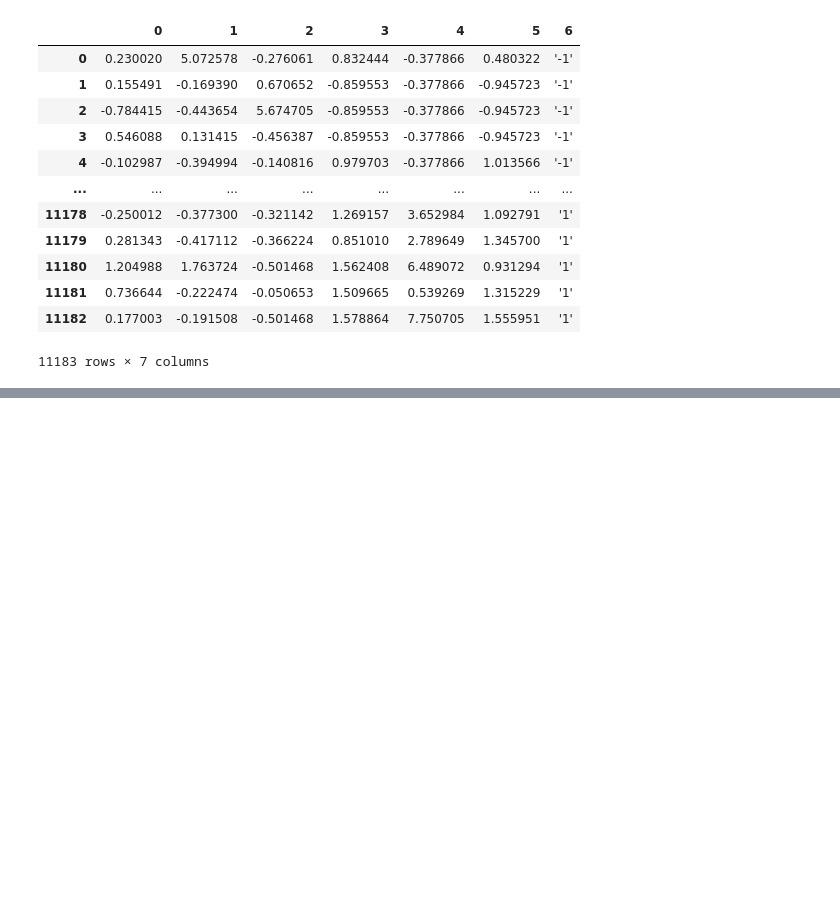
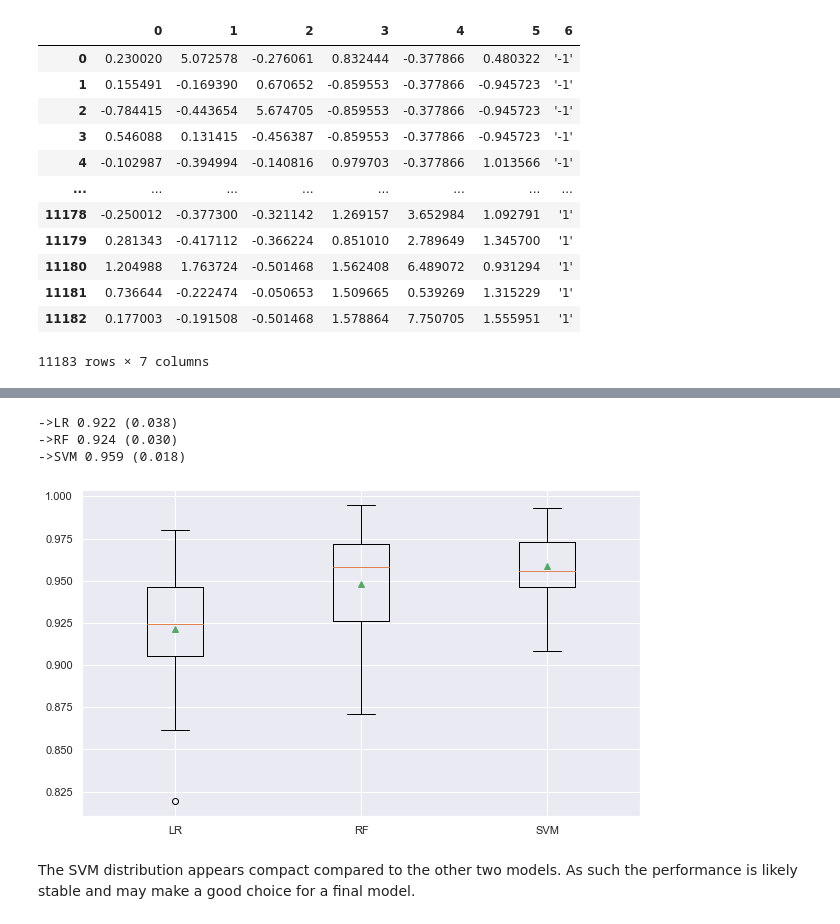
Before and after one commit to giordafrancis/imbalanced-learning, a Jupyter notebook: _P6_Microcalcification_Classification.ipynb, the cells around one changed output, grey strips where cells are left out. Drawn from its saved outputs; the diff is of its cells as text; code cells hidden in the pictures; blank space fills up the shorter version.

```diff
--- a/_P6_Microcalcification_Classification.ipynb
+++ b/_P6_Microcalcification_Classification.ipynb
@@ -115,0 +168,31 @@ Mean ROC AUC : 0.499 (0.012)
+# %%
+def get_models():
+    estimators_ensemble = 1000
+    models = {}
+    models['LR'] = LogisticRegression(solver='liblinear', class_weight='balanced')
+    models['RF'] = RandomForestClassifier(n_estimators=estimators_ensemble, class_weight='balanced')
+    models['SVM'] = SVC(gamma='scale', class_weight='balanced')
+    return models
+
+results = {}
+for name, model in get_models().items():
+    steps = [
+        ('p', PowerTransformer()),
+        ('m', model)
+    ]
+    scores = evaluate_model(X=X, y=y, model=Pipeline(steps))
+    results[name] = scores
+    print(f"->{name} {np.mean(scores):.3f} ({np.std(scores):.3f})")
+# %% [output]
+->LR 0.922 (0.038)
+->RF 0.924 (0.030)
+->SVM 0.959 (0.018)
+# %%
+pyplot.figure(figsize=(10,6));
+pyplot.boxplot(x= results.values(), labels = results.keys(),
+               showmeans=True
+              );
+# %% [output]
+[figure, added]
+# %% [markdown]
+The SVM distribution appears compact compared to the other two models.  As such the performance is likely stable and may make a good choice for a final model.
```
Also changed, not shown: parts of 17 cells of this notebook, 2 other files.
